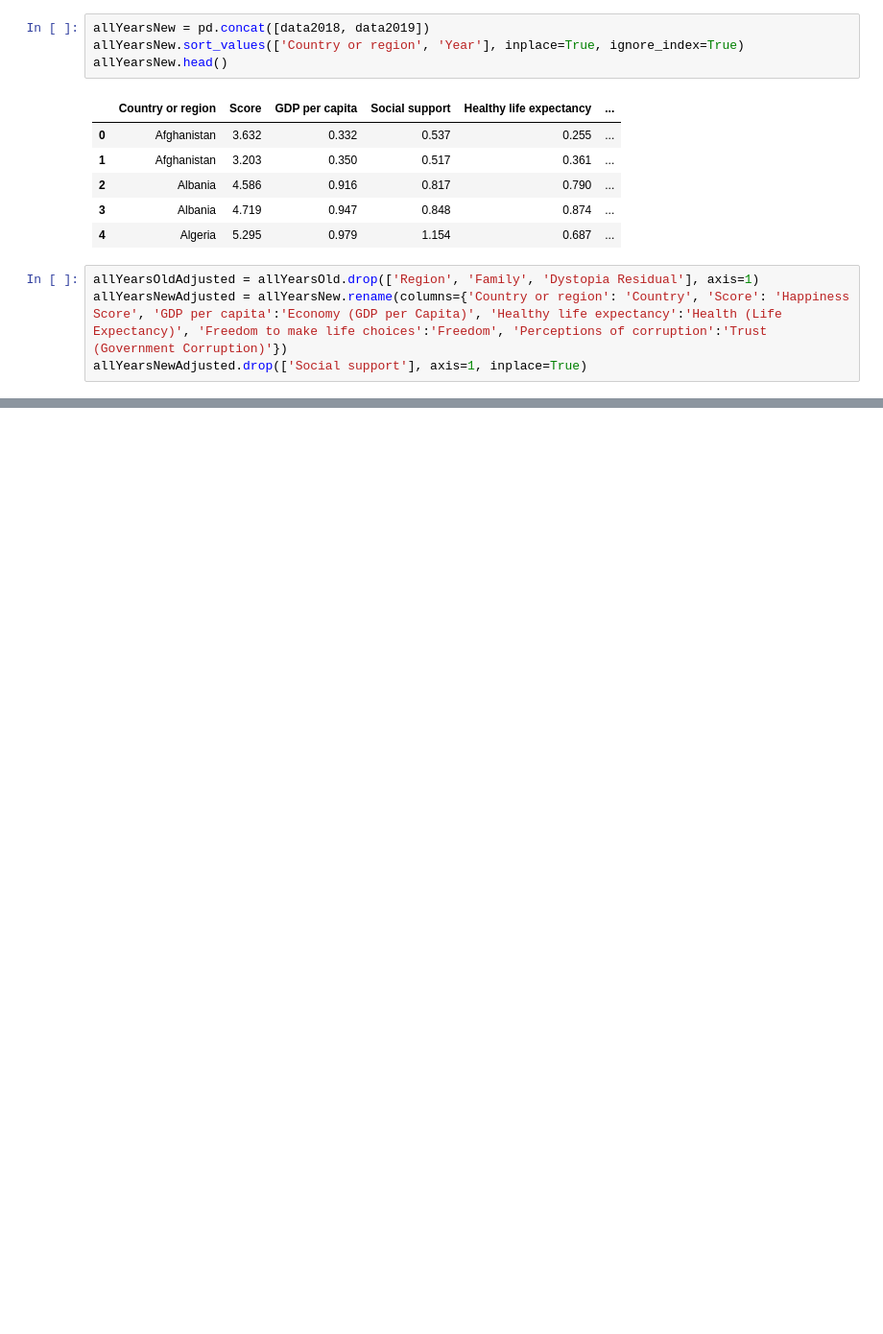
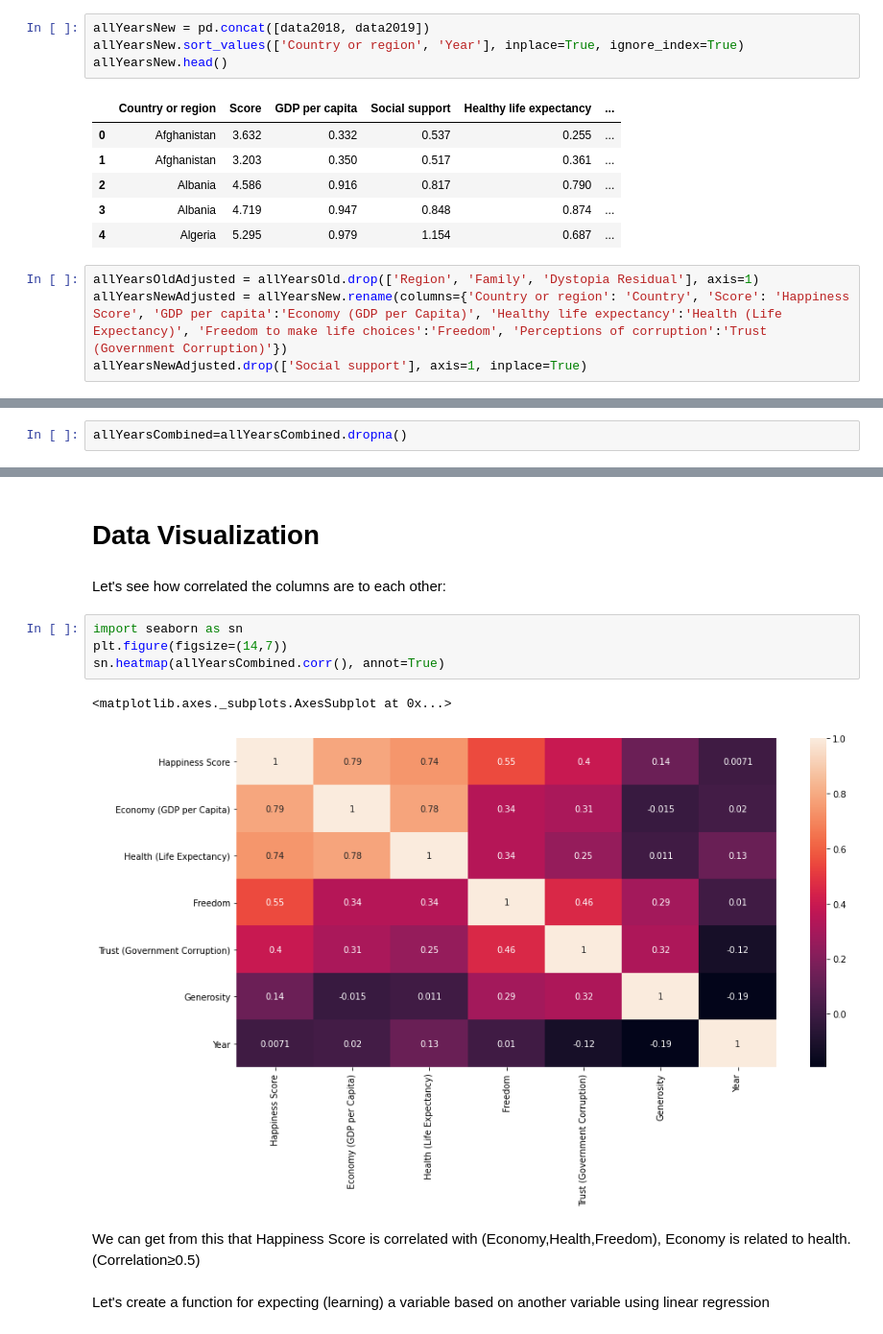
Before and after one commit to Ahmed-Mamdouh99/Data-Engineering-Project, a Jupyter notebook: World_Happiness_Report.ipynb, the cells around one changed output, grey strips where cells are left out. Shown at 96% size. Drawn from its saved outputs; the diff is of its cells as text; blank space fills up the shorter version.

```diff
--- a/World_Happiness_Report.ipynb
+++ b/World_Happiness_Report.ipynb
@@ -148,0 +172,2 @@ allYearsCombined.head()
+# %%
+allYearsCombined=allYearsCombined.dropna()
@@ -148,0 +186,16 @@ allYearsCombined.head()
+# %% [markdown]
+# **Data Visualization**
+# %% [markdown]
+Let's see how correlated the columns are to each other:
+# %%
+import seaborn as sn
+plt.figure(figsize=(14,7))
+sn.heatmap(allYearsCombined.corr(), annot=True)
+# %% [output]
+<matplotlib.axes._subplots.AxesSubplot at 0x...>
+[figure, added]
+# %% [markdown]
+We can get from this that Happiness Score is correlated with (Economy,Health,Freedom),
+Economy is related to health. (Correlation≥0.5)
+# %% [markdown]
+Let's create a function for expecting (learning) a variable based on another variable using linear regression
```
Also changed, not shown: parts of 19 cells of this notebook.
